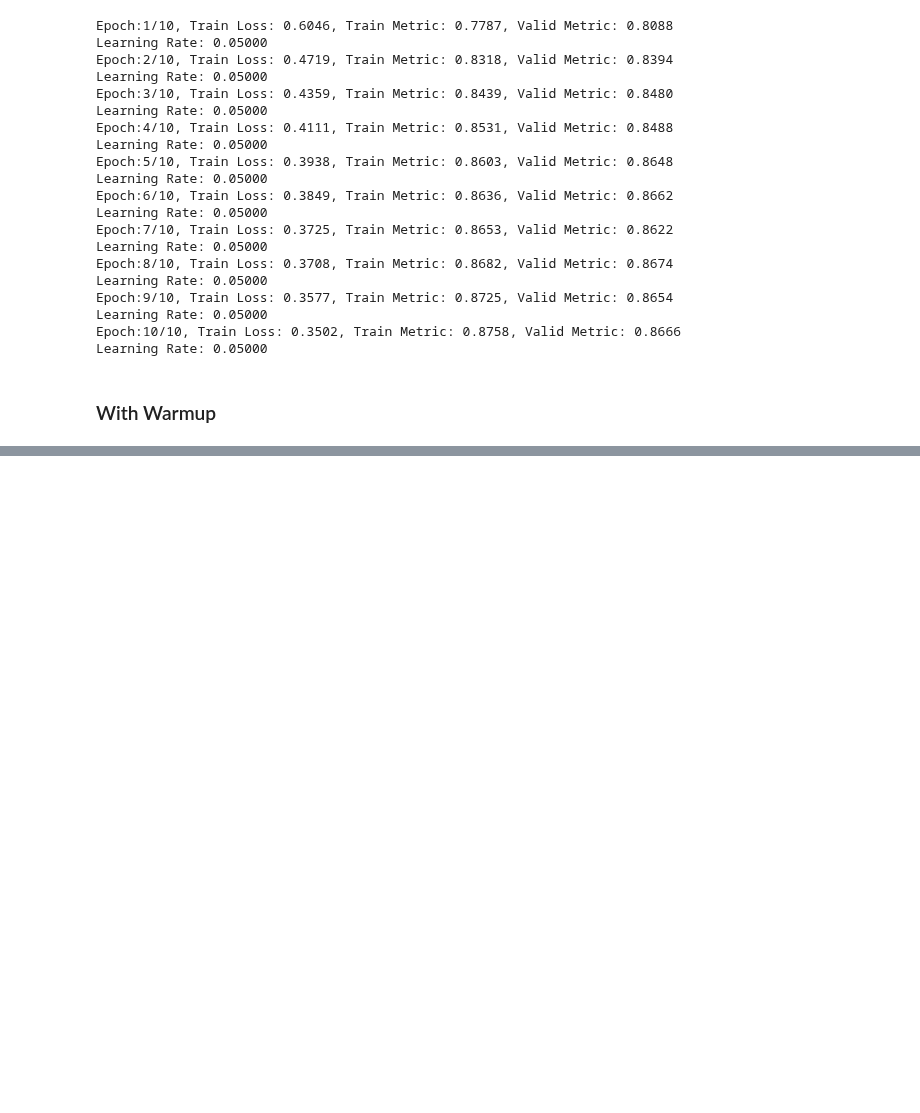
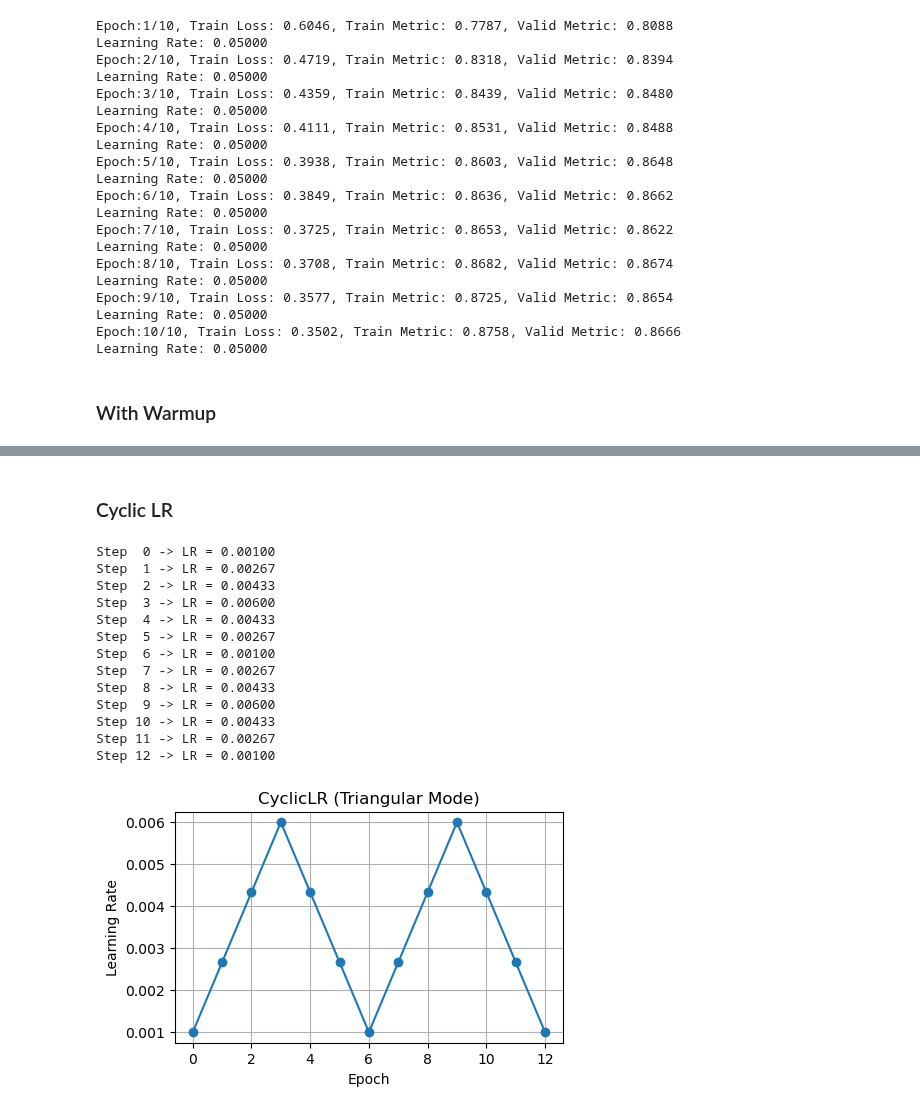
Before and after one commit to ShindeShivam/Machine-Learning, a Jupyter notebook: Deep-Learning-with-Pytorch/2.Training-Deep-Neural-Network/training_deep_neural_nets.ipynb, the cells around one changed output, grey strips where cells are left out. Saved outputs shown, nothing was run; the diff lists cells and outputs as text; code cells hidden in the pictures; blank space fills up the shorter version.

```diff
--- a/Deep-Learning-with-Pytorch/2.Training-Deep-Neural-Network/training_deep_neural_nets.ipynb
+++ b/Deep-Learning-with-Pytorch/2.Training-Deep-Neural-Network/training_deep_neural_nets.ipynb
@@ -776,0 +777,47 @@ Learning Rate: 0.05000
+# %% [markdown]
+### Cyclic LR
+# %%
+
+base_lr = 0.001
+max_lr = 0.006
+stepsize_up = 3
+stepsize_down = 3
+cycle_steps = stepsize_up + stepsize_down
+
+# Function to compute LR at each step
+def get_lr(step):
+    cycle_pos = step % cycle_steps
+    if cycle_pos <= stepsize_up:  # increasing phase
+        return base_lr + (max_lr - base_lr) * (cycle_pos / stepsize_up)
+    else:  # decreasing phase
+        return max_lr - (max_lr - base_lr) * ((cycle_pos - stepsize_up) / stepsize_down)
+
+# Generate LR values for 2 full cycles
+epochs = list(range(13))
+lrs = [get_lr(t) for t in epochs]
+
+for t, lr in zip(epochs, lrs):
+    print(f"Step {t:2d} -> LR = {lr:.5f}")
+
+plt.figure(figsize=(5, 3))
+plt.plot(epochs, lrs, marker='o')
+plt.title("CyclicLR (Triangular Mode)")
+plt.xlabel("Epoch")
+plt.ylabel("Learning Rate")
+plt.grid(True)
+plt.show()
+# %% [output]
+Step  0 -> LR = 0.00100
+Step  1 -> LR = 0.00267
+Step  2 -> LR = 0.00433
+Step  3 -> LR = 0.00600
+Step  4 -> LR = 0.00433
+Step  5 -> LR = 0.00267
+Step  6 -> LR = 0.00100
+Step  7 -> LR = 0.00267
+Step  8 -> LR = 0.00433
+Step  9 -> LR = 0.00600
+Step 10 -> LR = 0.00433
+Step 11 -> LR = 0.00267
+Step 12 -> LR = 0.00100
+[figure, added]
```
Also changed, not shown: parts of 10 cells of this notebook.
